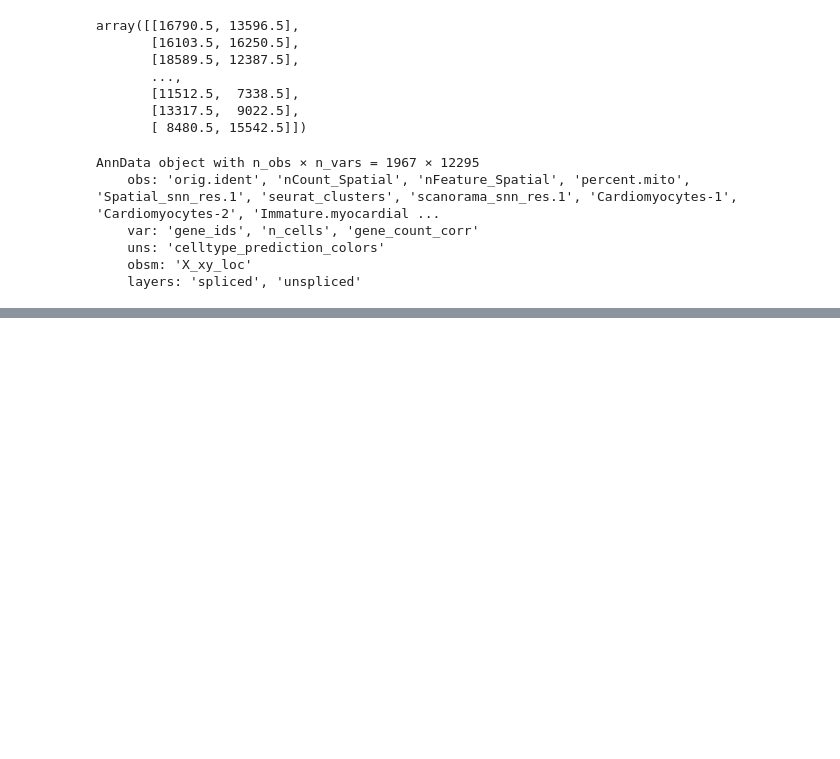
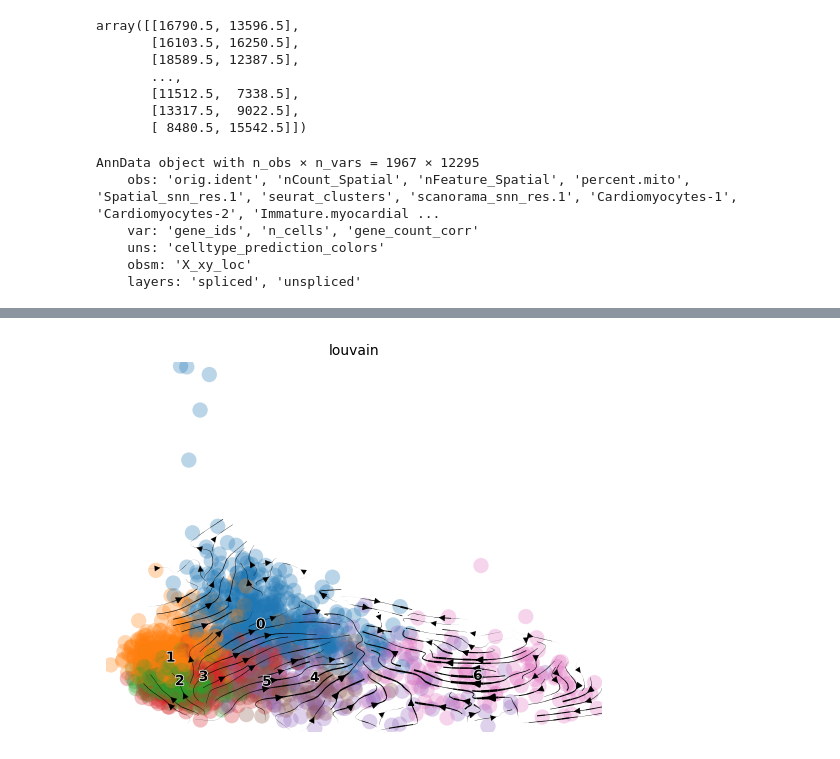
Before and after one commit to Tian-Bai/spatial-RNAvelo, a Jupyter notebook: data_test.ipynb, the cells around one changed output, grey strips where cells are left out. Drawn from its saved outputs; the diff is of its cells as text; code cells hidden in the pictures; blank space fills up the shorter version.

```diff
--- a/data_test.ipynb
+++ b/data_test.ipynb
@@ -143,0 +239,4 @@ AnnData object with n_obs × n_vars = 1967 × 12295
+# %%
+scv.pl.velocity_embedding_stream(st, basis='pca')
+# %% [output]
+[figure, added]
```
Also changed, not shown: parts of 16 cells of this notebook, 3 other files.
